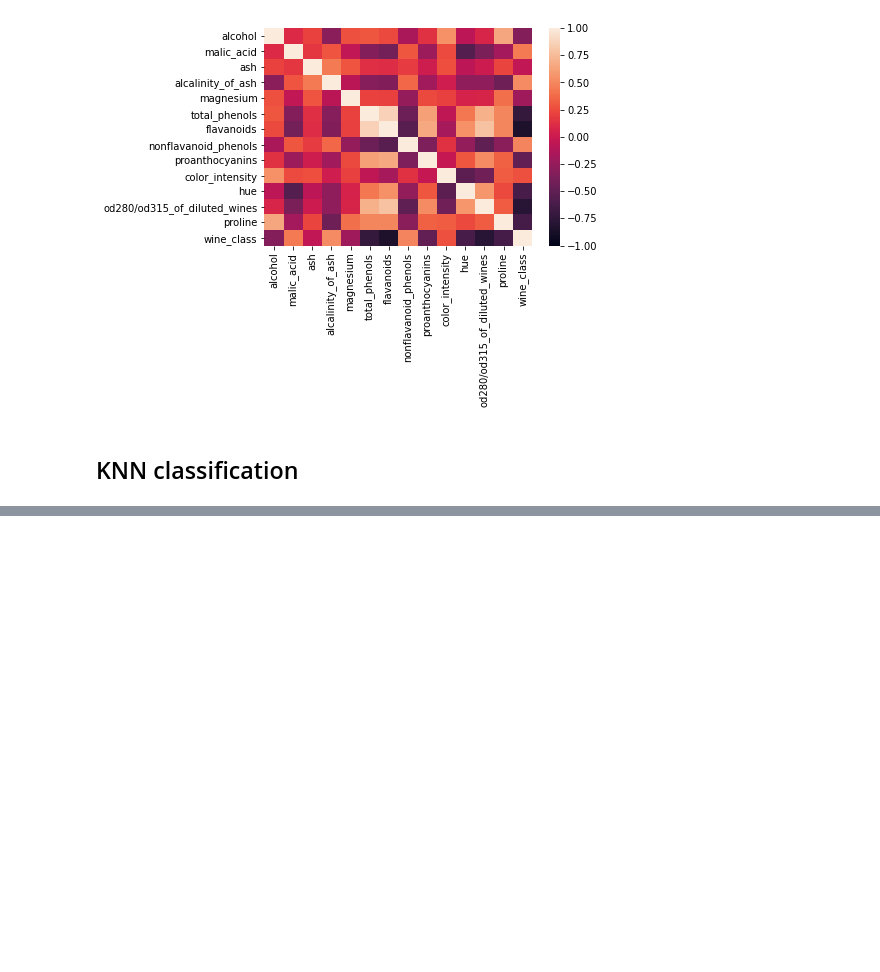
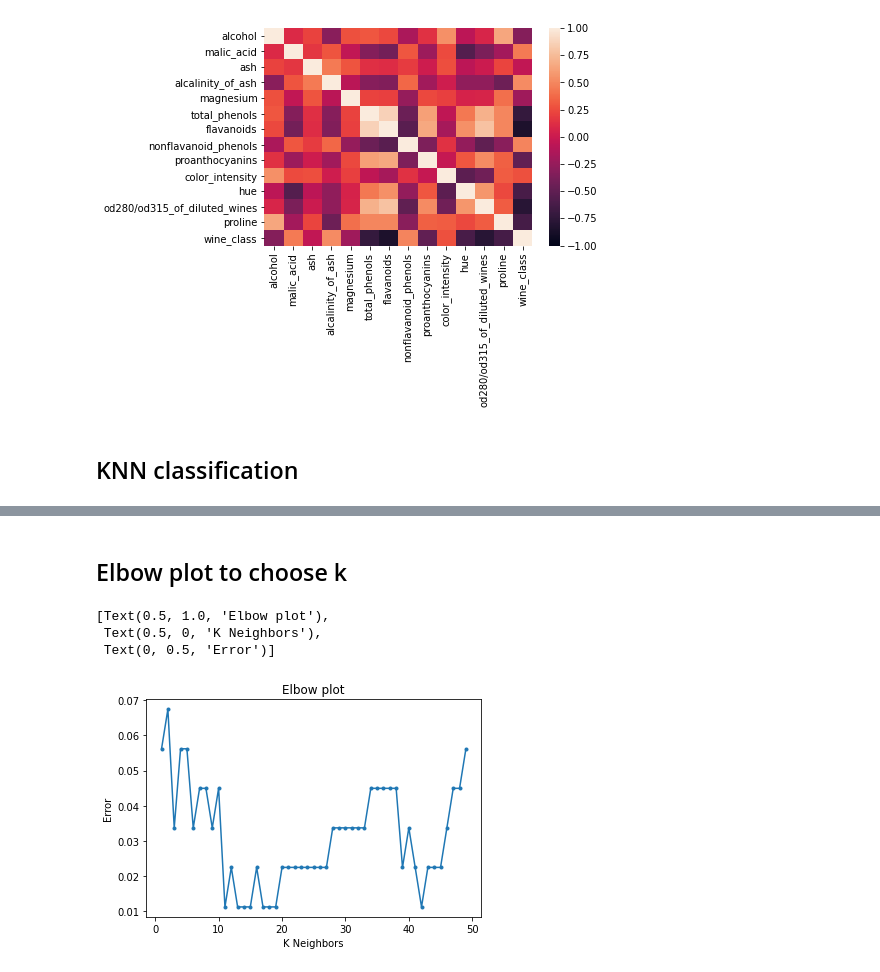
Before and after one commit to kokchun/Maskininlarning-AI21, a Jupyter notebook: Lectures/Code-along/L6-KNN.ipynb, the cells around one changed output, grey strips where cells are left out. Drawn from its saved outputs; the diff is of its cells as text; code cells hidden in the pictures; blank space fills up the shorter version.

```diff
--- a/Lectures/Code-along/L6-KNN.ipynb
+++ b/Lectures/Code-along/L6-KNN.ipynb
@@ -105,0 +106,20 @@ ConfusionMatrixDisplay(cm).plot()
+# %% [markdown]
+## Elbow plot to choose k
+# %%
+error_list = []
+
+for k in range(1,50):
+    model_KNN = KNeighborsClassifier(n_neighbors=k)
+    model_KNN.fit(scaled_X_train, y_train)
+    y_pred = model_KNN.predict(scaled_X_test)
+    error = 1 - accuracy_score(y_pred, y_test)
+    error_list.append(error)
+
+fig, ax = plt.figure(), plt.axes()
+ax.plot(range(1, 50), error_list, ".-")
+ax.set(title = "Elbow plot", xlabel = "K Neighbors", ylabel = "Error")
+# %% [output]
+[Text(0.5, 1.0, 'Elbow plot'),
+ Text(0.5, 0, 'K Neighbors'),
+ Text(0, 0.5, 'Error')]
+[figure, added]
```
Also changed, not shown: parts of 3 cells of this notebook.
